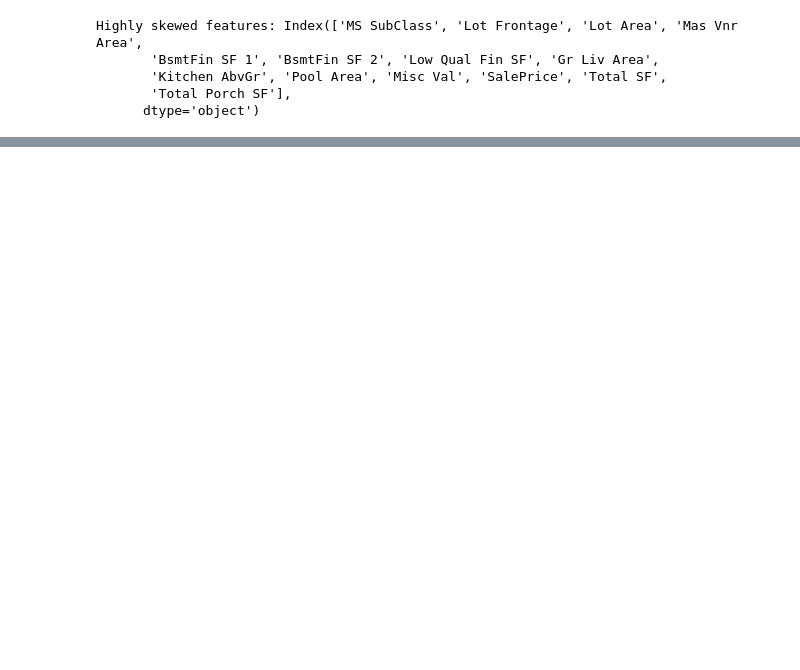
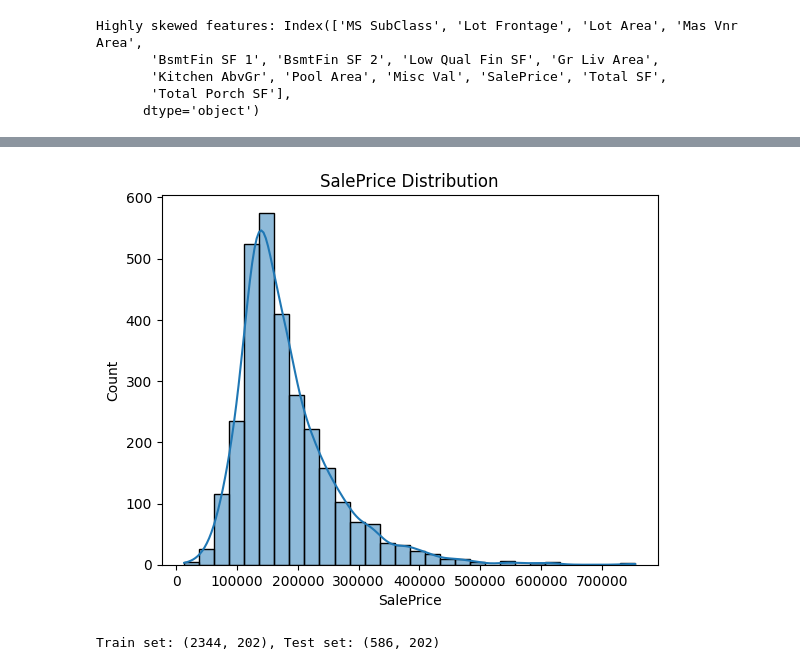
Before and after one commit to ankitrijal2054/housing-price-predictor-mlops, a Jupyter notebook: preprocessing_fe.ipynb, the cells around one changed output, grey strips where cells are left out. Drawn from its saved outputs; the diff is of its cells as text; code cells hidden in the pictures; blank space fills up the shorter version.

```diff
--- a/preprocessing_fe.ipynb
+++ b/preprocessing_fe.ipynb
@@ -261,0 +289,18 @@ Roof Style_Hip <--> Roof Style_Gable (Correlation: -0.94)
+# %%
+# Distribution of target variable
+sns.histplot(df['SalePrice'], kde=True, bins=30)
+plt.title("SalePrice Distribution")
+plt.show()
+# %% [output]
+[figure, added]
+# %%
+from sklearn.model_selection import train_test_split
+
+X = df.drop(columns=['SalePrice'])  # Features
+y = df['SalePrice']  # Target
+
+X_train, X_test, y_train, y_test = train_test_split(X, y, test_size=0.2, random_state=42)
+
+print(f"Train set: {X_train.shape}, Test set: {X_test.shape}")
+# %% [output]
+Train set: (2344, 202), Test set: (586, 202)
```
Also changed, not shown: parts of 14 cells of this notebook, 1 other file.
